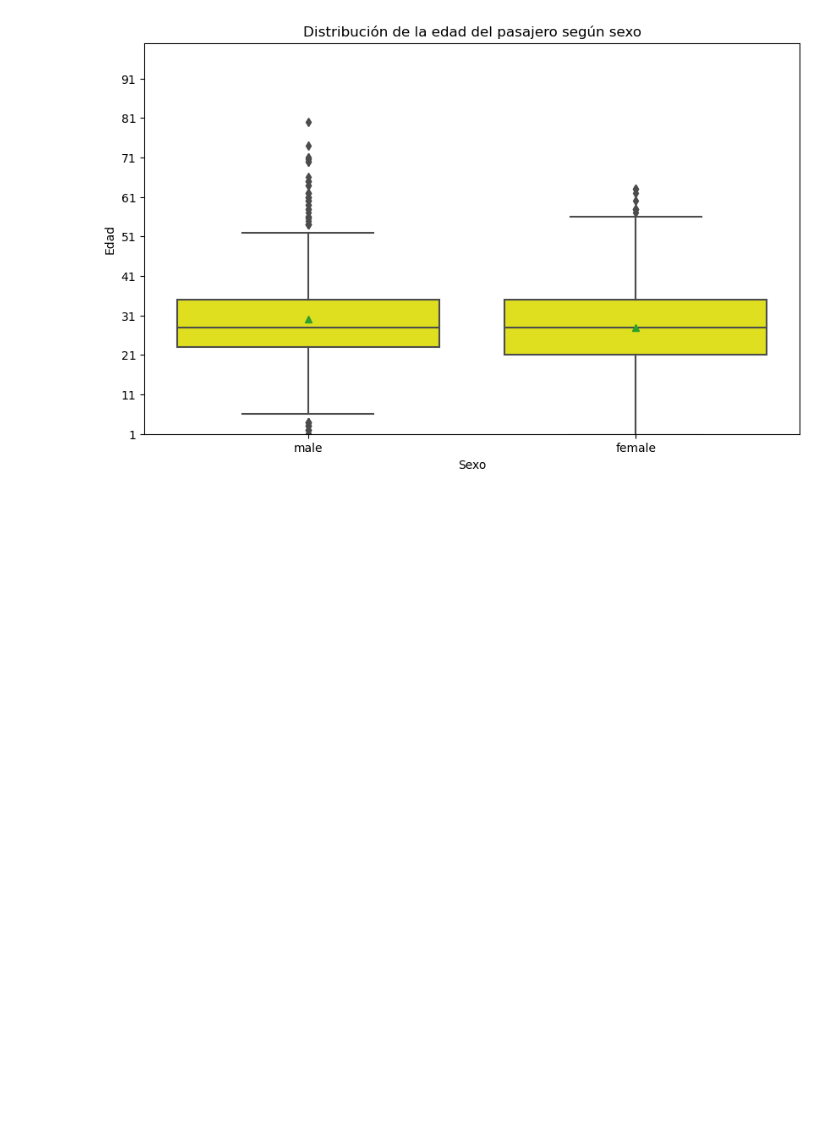
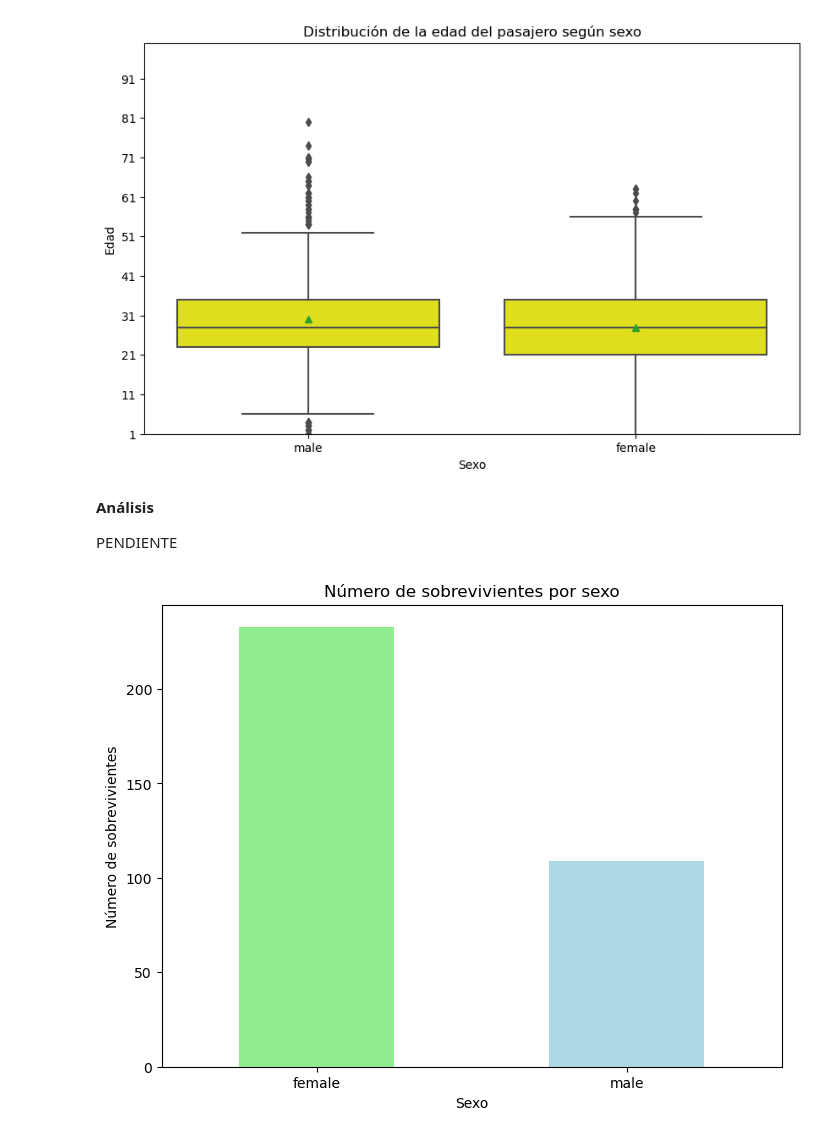
Before and after one commit to Daniel1martinez2/titanic-model-classification, a Jupyter notebook: main.ipynb, the cells around one changed output. Saved outputs shown, nothing was run; the diff lists cells and outputs as text; code cells hidden in the pictures; blank space fills up the shorter version.

```diff
--- a/main.ipynb
+++ b/main.ipynb
@@ -173,3 +177,25 @@ boxplot_edades.set_title('Distribución de la edad del pasajero según sexo')
 plt.show()
 # %% [output]
 [figure]
+# %% [markdown]
+**Análisis**
+
+PENDIENTE
+# %%
+#Identificación de la relación que hay entre los sobrevivientes y el sexo
+
+
+survived_by_sex = df_titanic.groupby('Sex')['Survived'].sum()
+
+# Gráfico de barras
+
+
+plt.figure(figsize=(8, 6))
+survived_by_sex.plot(kind='bar', color=['lightgreen', 'lightblue'])
+plt.title('Número de sobrevivientes por sexo')
+plt.xlabel('Sexo')
+plt.ylabel('Número de sobrevivientes')
+plt.xticks(rotation=0)
+grouped_data = df.groupby(['sexo', 'supervivencia']).size().unstack()plt.show()
+# %% [output]
+[figure, added]
```
Also changed, not shown: parts of 6 cells of this notebook.
